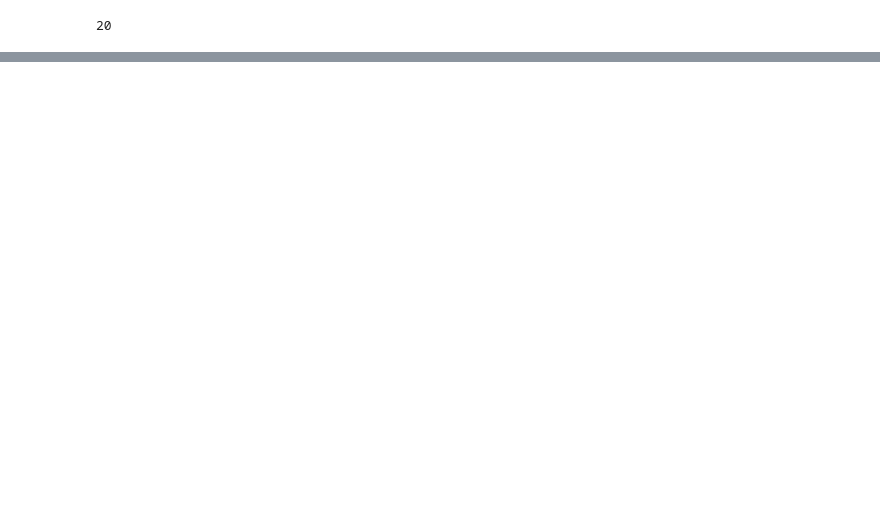
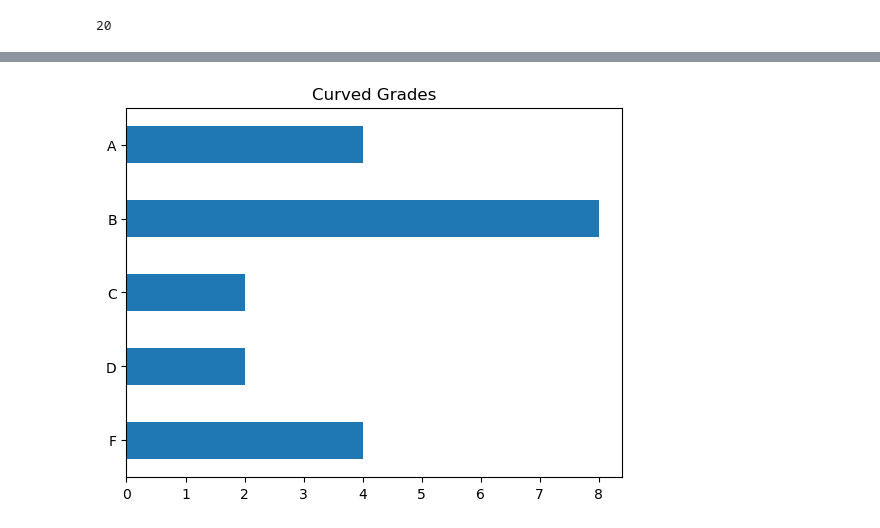
Before and after one commit to JoeyGideon/numpy-pandas-visualization-exercises, a Jupyter notebook: panda_series.ipynb, the cells around one changed output, grey strips where cells are left out. Saved outputs shown, nothing was run; the diff lists cells and outputs as text; code cells hidden in the pictures; blank space fills up the shorter version.

```diff
--- a/panda_series.ipynb
+++ b/panda_series.ipynb
@@ -370,0 +469,2 @@ numb.count()
+# %%
+curved = dig + (100 - dig.max())
@@ -370,0 +491,6 @@ numb.count()
+# %%
+# Use a method to convert each of the numeric values in the curved_grades Series into a categorical value of letter grades. For example, 86 should be a 'B' and 95 should be an 'A'. Save this as a Series named letter_grades.
+bin_edges = [0,70,75,80,90,100]
+bin_labels = list('FDCBA')
+letter_grade = pd.cut(curved, bins=bin_edges, labels=bin_labels)
+letter_grade
@@ -370,0 +515,7 @@ numb.count()
+# %%
+# Plot your new categorical letter_grades Series in a meaninful way and include a title and axis labels.
+letter_grade.value_counts().sort_index().plot(kind='barh')
+plt.title('Curved Grades')
+plt.show()
+# %% [output]
+[figure, added]
```
Also changed, not shown: parts of 46 cells of this notebook, 1 other file.
